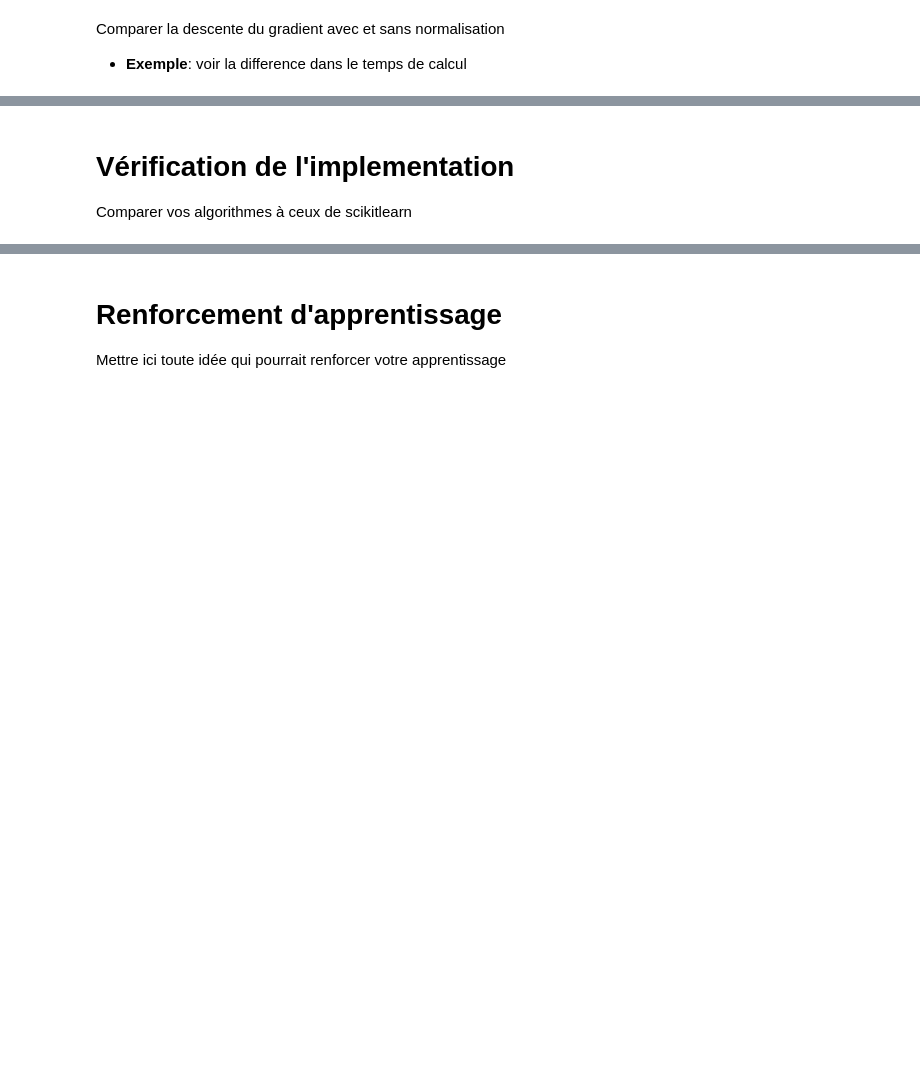
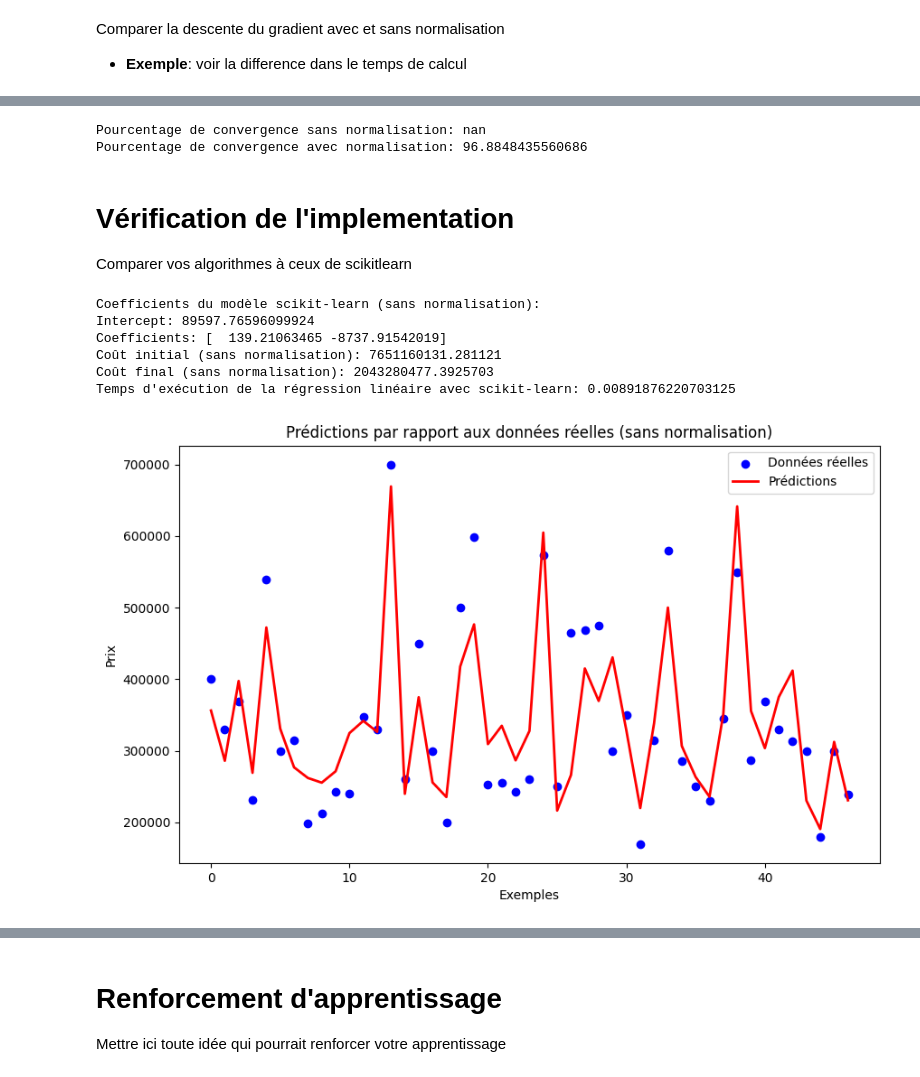
Before and after one commit to sarahmoussaoui/TP-Reseaux-de-Neurones, a Jupyter notebook: TP2/TP 2 Descente du gradient.ipynb, the cells around one changed output, grey strips where cells are left out. Saved outputs shown, nothing was run; the diff lists cells and outputs as text; code cells hidden in the pictures; blank space fills up the shorter version.

```diff
--- a/TP2/TP 2 Descente du gradient.ipynb
+++ b/TP2/TP 2 Descente du gradient.ipynb
@@ -174,3 +587,69 @@ Comparer la descente du gradient avec et sans normalisation
+# %%
+# Comparer les algorithmes de descente du gradient avec et sans normalisation
+# Calculer le pourcentage de convergence pour la descente du gradient sans normalisation
+convergence_percentage_no_scaling = (1 - cost_history_without_scaling[-1] / cost_history_without_scaling[0]) * 100
+
+# Calculer le pourcentage de convergence pour la descente du gradient avec normalisation
+convergence_percentage_with_scaling = (1 - cost_history_with_scaling[-1] / cost_history_with_scaling[0]) * 100
+
+print("Pourcentage de convergence sans normalisation:", convergence_percentage_no_scaling)
+print("Pourcentage de convergence avec normalisation:", convergence_percentage_with_scaling)
+# %% [output]
+Pourcentage de convergence sans normalisation: nan
+Pourcentage de convergence avec normalisation: 96.8848435560686
 # %% [markdown]
 # Vérification de l'implementation
 Comparer vos algorithmes à ceux de scikitlearn
+# %%
+from sklearn.linear_model import LinearRegression
+
+# Charger les données
+dataMulti = np.genfromtxt('dataMulti.csv', delimiter=',')
+
+# Séparer les caractéristiques (X) et les étiquettes (y)
+X = dataMulti[:, :2]  # Caractéristiques : supérficie et nombre de chambres
+y = dataMulti[:, 2]   # Étiquettes : prix de la maison
+
+# Initialiser le modèle de régression linéaire de scikit-learn
+model = LinearRegression()
+
+# Temps d'exécution et entraînement du modèle avec les données non normalisées
+start_time = time.time()
+model.fit(X, y)
+end_time = time.time()
+
+# Afficher les coefficients du modèle
+print("Coefficients du modèle scikit-learn (sans normalisation):")
+print("Intercept:", model.intercept_)
+print("Coefficients:", model.coef_)
+
+# Prédiction des étiquettes avec le modèle entraîné
+y_pred = model.predict(X)
+
+# Calculer le coût initial et final
+initial_cost = np.mean((y - np.mean(y_pred)) ** 2) / 2
+final_cost = np.mean((y - y_pred) ** 2) / 2
+
+print("Coût initial (sans normalisation):", initial_cost)
+print("Coût final (sans normalisation):", final_cost)
+
+# Temps d'exécution de la régression linéaire avec scikit-learn
+print("Temps d'exécution de la régression linéaire avec scikit-learn:", end_time - start_time)
+
+# Tracer la courbe des coûts
+plt.figure(figsize=(10, 6))
+plt.scatter(range(len(y)), y, color='blue', label='Données réelles')
+plt.plot(range(len(y)), y_pred, color='red', linewidth=2, label='Prédictions')
+plt.xlabel('Exemples')
+plt.ylabel('Prix')
+plt.title('Prédictions par rapport aux données réelles (sans normalisation)')
+plt.legend()
+plt.show()
+# %% [output]
+Coefficients du modèle scikit-learn (sans normalisation):
+Intercept: 89597.76596099924
+Coefficients: [  139.21063465 -8737.91542019]
+Coût initial (sans normalisation): 7651160131.281121
+Coût final (sans normalisation): 2043280477.3925703
+Temps d'exécution de la régression linéaire avec scikit-learn: 0.00891876220703125
+[figure, added]
```
Also changed, not shown: parts of 40 cells of this notebook.
